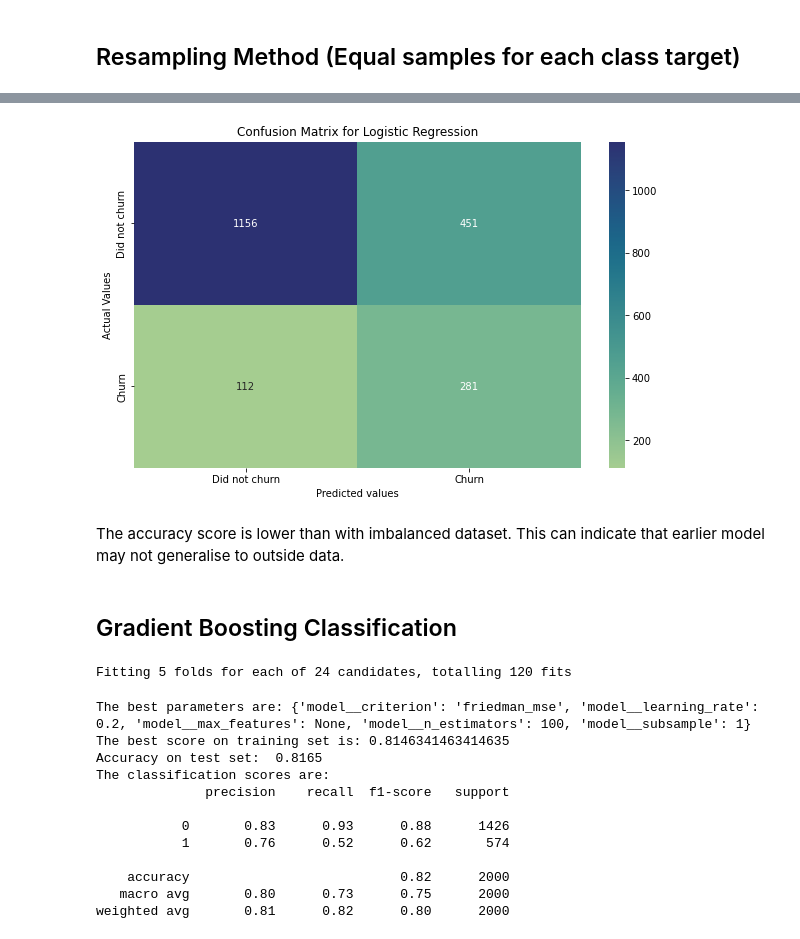
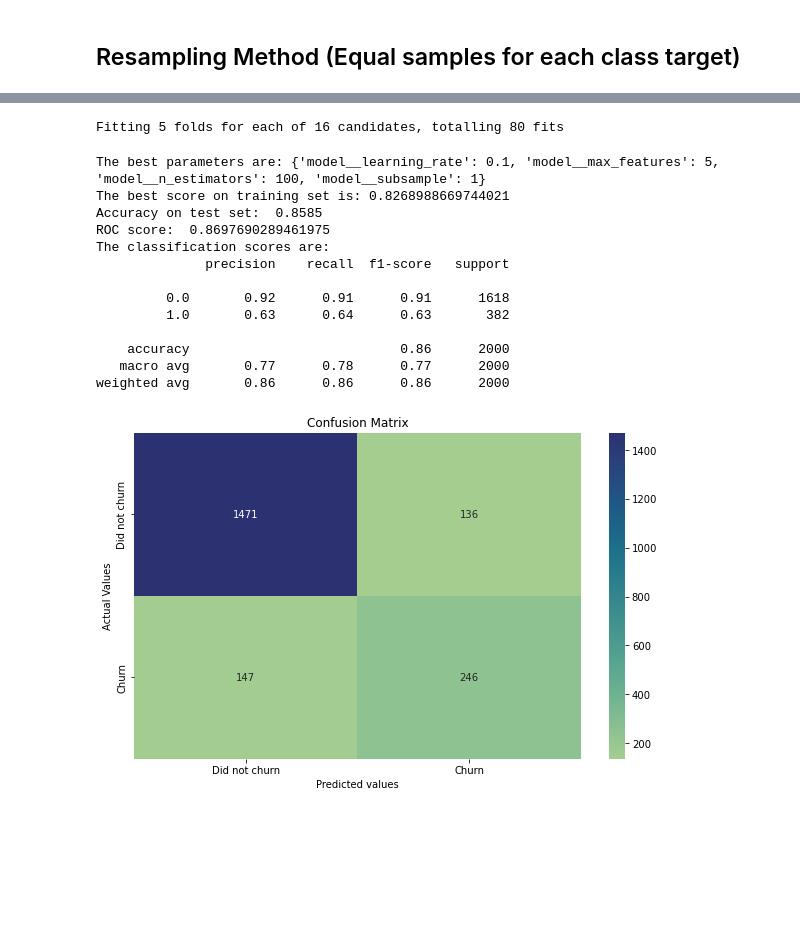
Before and after one commit to BrianLoe/ChurnPrediction, a Jupyter notebook: MachineLearningPrediction.ipynb, the cells around one changed output, grey strips where cells are left out. Drawn from its saved outputs; the diff is of its cells as text; code cells hidden in the pictures; blank space fills up the shorter version.

```diff
--- a/MachineLearningPrediction.ipynb
+++ b/MachineLearningPrediction.ipynb
@@ -21,6 +21,10 @@ plt.rcParams['figure.figsize']=(10,6)
 
 from warnings import filterwarnings
 filterwarnings('ignore')
+# %%
+# initialise categorical columns
+cat_cols = ['HasCrCard', 'IsActiveMember', 'Complain', 'Card Type', 'Female', 'Male',
+        'France','Germany','Spain','zero_balance','high_balance_low_salary','high_salary_low_balance']
 # %%
 data = pd.read_csv('PrepChurnData.csv')
 data.head()
@@ -540,32 +580,25 @@ weighted avg       0.72      0.72      0.69      2000
-# %%
-plot_cm(LR_model, 'Logistic Regression')
-# %% [output]
-[figure, removed]
-# %% [markdown]
-The accuracy score is lower than with imbalanced dataset. This can indicate that earlier model may not generalise to outside data.
-# %% [markdown]
-## Gradient Boosting Classification
 # %%
-parameters = {'model__n_estimators':[100],
-              'model__criterion':['friedman_mse', 'squared_error'],
+parameters = {'model__n_estimators':[100,150],
               'model__learning_rate':[0.1,0.2],
-              'model__max_features':[5,10,None],
+              'model__max_features':[5,10],
               'model__subsample':[1,0.9]}
-gb_model = build_model(GradientBoostingClassifier(random_state=42), parameters)
+gb_model = build_model(GradientBoostingClassifier(random_state=42), parameters, excludeComplain=True)
 # %% [output]
-Fitting 5 folds for each of 24 candidates, totalling 120 fits
+Fitting 5 folds for each of 16 candidates, totalling 80 fits
 # %%
-evaluate(gb_model)
+evaluate(gb_model, True)
 # %% [output]
-The best parameters are: {'model__criterion': 'friedman_mse', 'model__learning_rate': 0.2, 'model__max_features': None, 'model__n_estimators': 100, 'model__subsample': 1}
-The best score on training set is: 0.8146341463414635
-Accuracy on test set:  0.8165
+The best parameters are: {'model__learning_rate': 0.1, 'model__max_features': 5, 'model__n_estimators': 100, 'model__subsample': 1}
+The best score on training set is: 0.8268988669744021
+Accuracy on test set:  0.8585
+ROC score:  0.8697690289461975
 The classification scores are:
               precision    recall  f1-score   support
 
-           0       0.83      0.93      0.88      1426
-           1       0.76      0.52      0.62       574
+         0.0       0.92      0.91      0.91      1618
+         1.0       0.63      0.64      0.63       382
 
-    accuracy                           0.82      2000
-   macro avg       0.80      0.73      0.75      2000
-weighted avg       0.81      0.82      0.80      2000
+    accuracy                           0.86      2000
+   macro avg       0.77      0.78      0.77      2000
+weighted avg       0.86      0.86      0.86      2000
+[figure, added]
```
Also changed, not shown: parts of 86 cells of this notebook.
